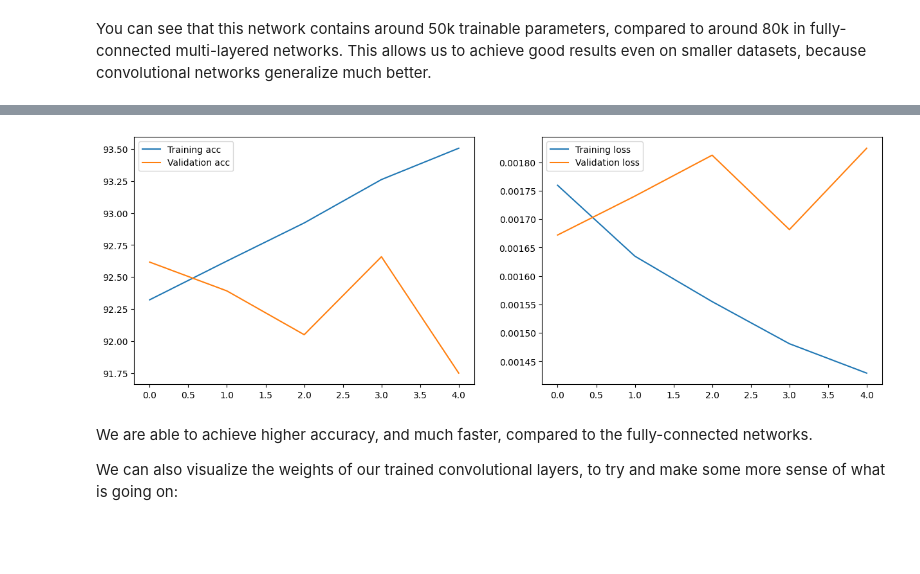
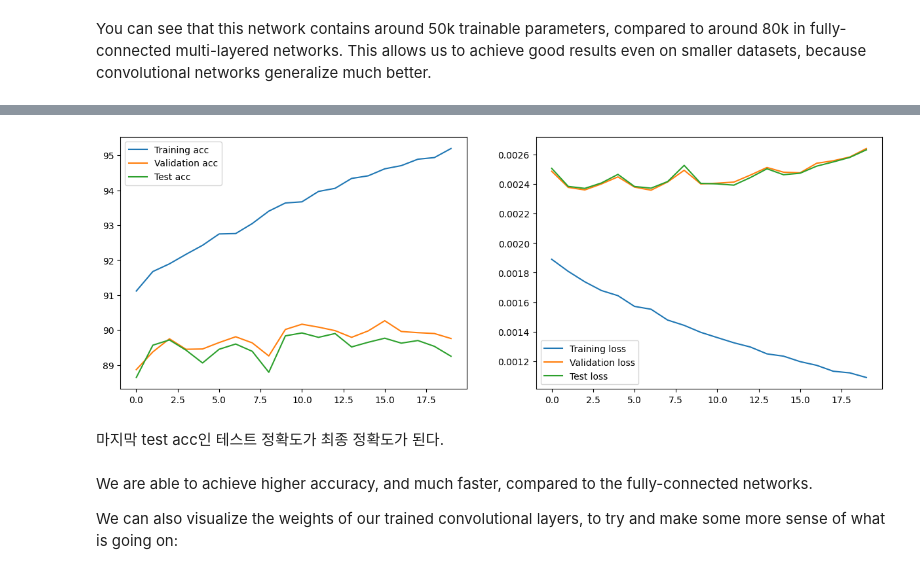
Before and after one commit to Konkuk-Univ-Glocal-Campus/introai202401-midterm-2wnsqo, a Jupyter notebook: ConvNetsPyTorch.ipynb, the cells around one changed output, grey strips where cells are left out. Saved outputs shown, nothing was run; the diff lists cells and outputs as text; code cells hidden in the pictures; blank space fills up the shorter version.

```diff
--- a/ConvNetsPyTorch.ipynb
+++ b/ConvNetsPyTorch.ipynb
@@ -263,8 +302,8 @@ def train(model, train_loader, test_loader, val_loader, epochs=5): # 함수를
 # %%
 # 신경망 모델 net을 학습시키고 그 결과를 처리하는 과정을 보여줌
 
-# train 함수를 호출하여 신경망 모델 net을 학습시키는데 학습 데이터 로더 train_loader, 테스트 데이터 로더 test_loader를 사용하고, 총 5 에폭(epoch) 동안 학습을 수행하고 학습 과정에서 계산된 손실과 정확도 같은 통계 정보를 hist 변수에 저장
-hist = train(net,train_loader,test_loader,val_loader, epochs=5)
+# train 함수를 호출하여 신경망 모델 net을 학습시키는데 학습 데이터 로더 train_loader, 검증 데이터 로더 val_loader, 테스트 데이터 로더 test_loader를 사용하고, 총 20 에폭(epoch) 동안 학습을 수행하고 학습 과정에서 계산된 손실과 정확도 같은 통계 정보를 hist 변수에 저장
+hist = train(net,train_loader,test_loader,val_loader, epochs=20)
 
 if hist is None: # train 함수에서 반환된 hist가 None인지 확인하는데 None은 학습 과정에서 오류가 발생했거나 예외가 처리되었음을 의미할 수 있음
     print("Training did not return any history.") # 만약 hist가 None이면, "학습이 어떠한 기록도 반환하지 않았습니다."라는 메시지를 출력하는데 이는 학습 과정에서 문제가 발생했음을 사용자에게 알리는 역할
@@ -280 +334,3 @@ Epoch 5/5: Train Loss: 0.0014, Train Acc: 93.51%, Val Loss: 0.0018, Val Acc: 91.
-[figure, old version]
+[figure, new version]
+# %% [markdown]
+마지막 test acc인 테스트 정확도가 최종 정확도가 된다.
```
Also changed, not shown: parts of 9 cells of this notebook, 1 other file.
